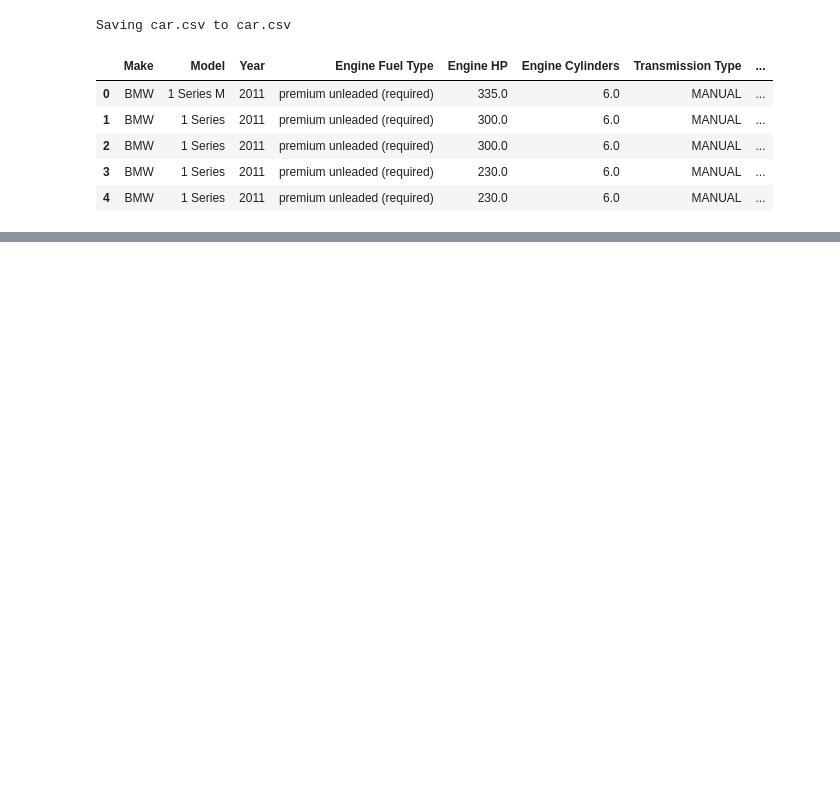
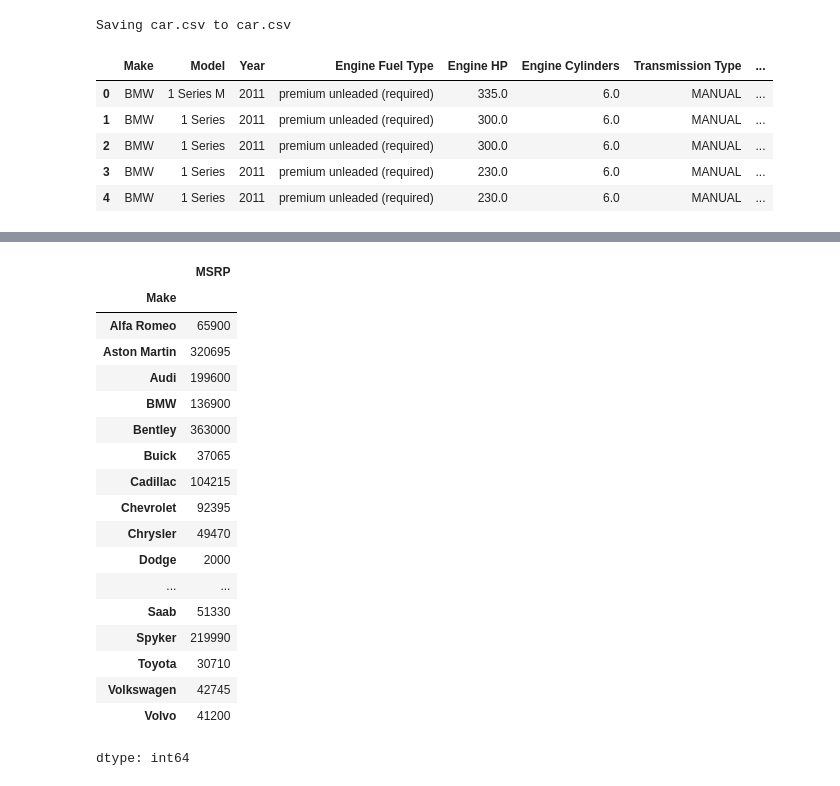
Before and after one commit to saksham1965/data-analyst, a Jupyter notebook: Untitled0.ipynb, the cells around one changed output, grey strips where cells are left out. Drawn from its saved outputs; the diff is of its cells as text; code cells hidden in the pictures; blank space fills up the shorter version.

```diff
--- a/Untitled0.ipynb
+++ b/Untitled0.ipynb
@@ -122,0 +46,22 @@ print(avg_MSRP_per_make)
+# %%
+df[df['Vehicle Style']== 'Convertible'].groupby('Make')['MSRP'].max()
+# %% [output]
+|  | MSRP |
+| Make |  |
+| Alfa Romeo | 65900 |
+| Aston Martin | 320695 |
+| Audi | 199600 |
+| BMW | 136900 |
+| Bentley | 363000 |
+| Buick | 37065 |
+| Cadillac | 104215 |
+| Chevrolet | 92395 |
+| Chrysler | 49470 |
+| Dodge | 2000 |
+| ... | ... |
+| Saab | 51330 |
+| Spyker | 219990 |
+| Toyota | 30710 |
+| Volkswagen | 42745 |
+| Volvo | 41200 |
+dtype: int64
```
Also changed, not shown: parts of 9 cells of this notebook.
